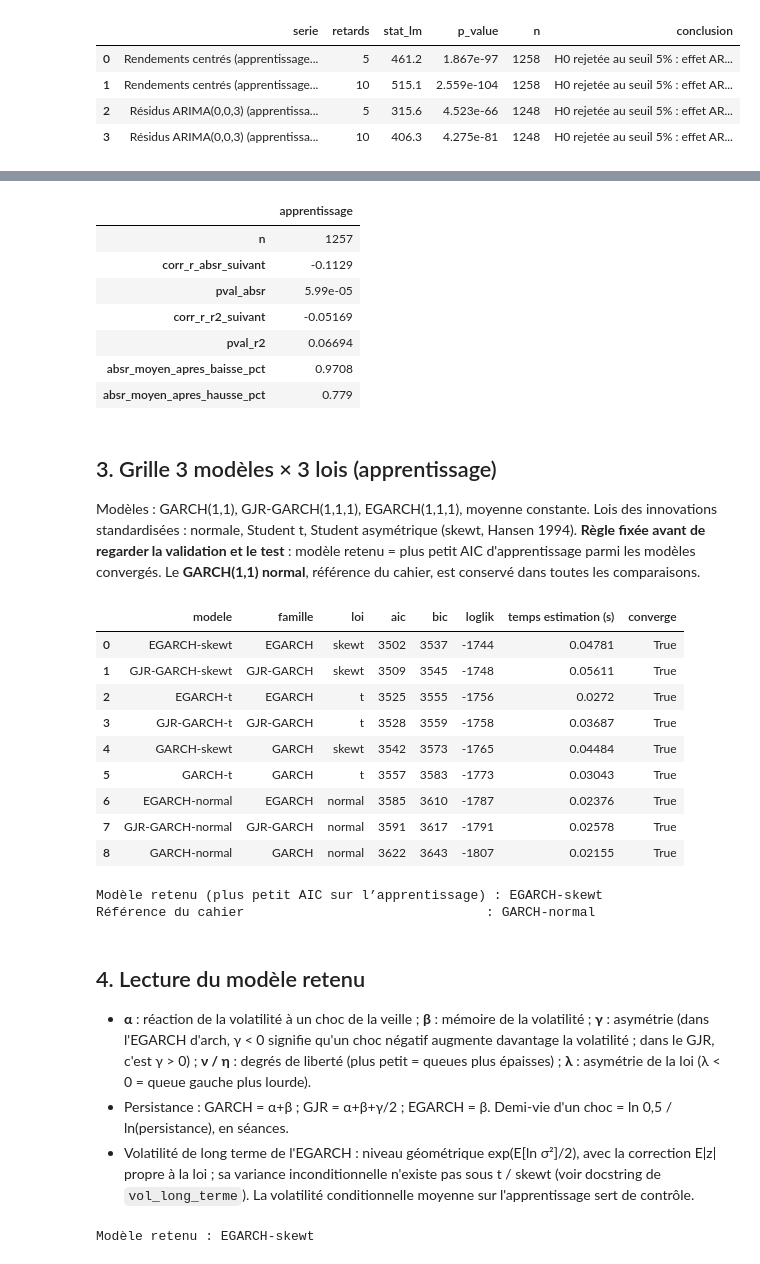
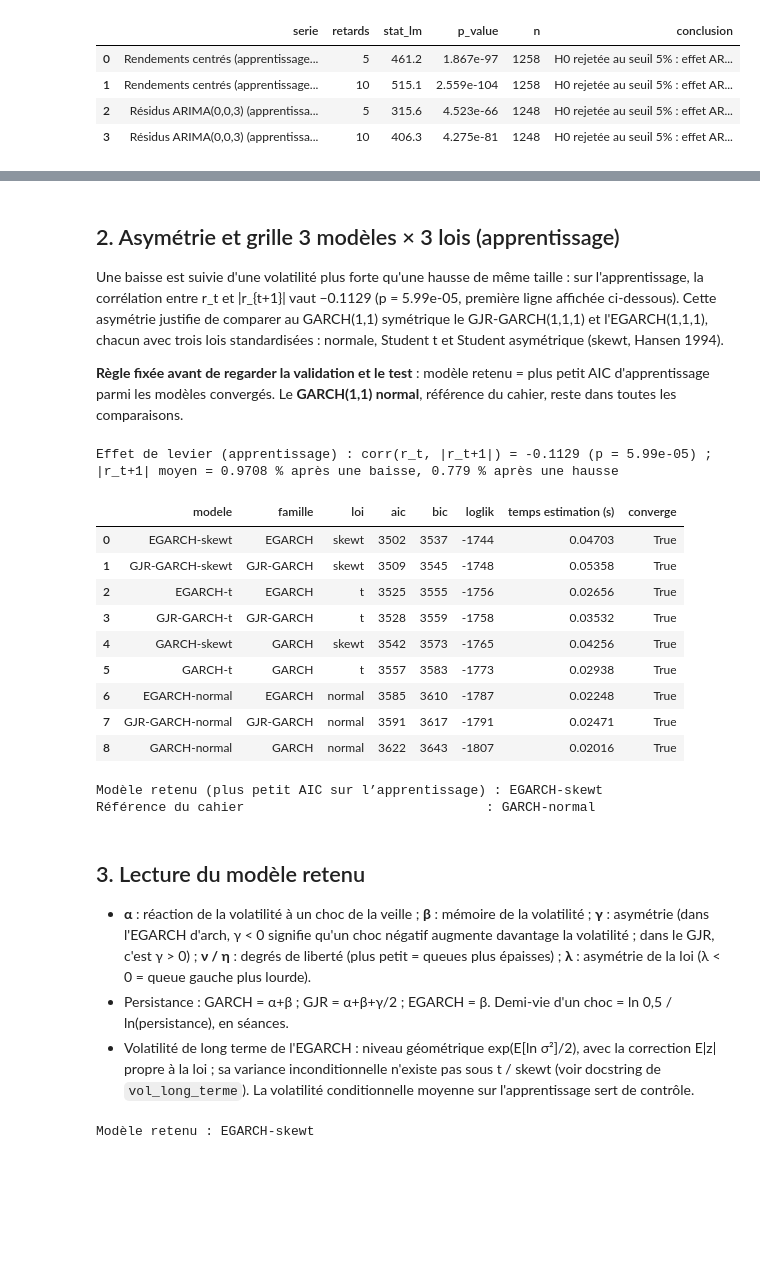
Before and after one commit to Zakaria12e/dia-quant-lab, a Jupyter notebook: notebooks/04_risque.ipynb, the cells around one changed output, grey strips where cells are left out. Cells and saved outputs as stored; diff of their text form; code cells hidden in the pictures; blank space fills up the shorter version.

```diff
--- a/notebooks/04_risque.ipynb
+++ b/notebooks/04_risque.ipynb
@@ -133,45 +127,41 @@ Une baisse est-elle suivie d'une volatilité plus forte qu'une hausse ? On mesur
-# %%
-levier = correlation_levier(w['train'])
-display(pd.Series(levier, name='apprentissage').to_frame())
-# %% [output]
-|  | apprentissage |
-| n | 1257 |
-| corr_r_absr_suivant | -0.1129 |
-| pval_absr | 5.99e-05 |
-| corr_r_r2_suivant | -0.05169 |
-| pval_r2 | 0.06694 |
-| absr_moyen_apres_baisse_pct | 0.9708 |
-| absr_moyen_apres_hausse_pct | 0.779 |
 # %% [markdown]
-## 3. Grille 3 modèles × 3 lois (apprentissage)
+## 2. Asymétrie et grille 3 modèles × 3 lois (apprentissage)
 
-Modèles : GARCH(1,1), GJR-GARCH(1,1,1), EGARCH(1,1,1), moyenne constante. Lois des innovations standardisées : normale, Student t, Student asymétrique (skewt, Hansen 1994).
-**Règle fixée avant de regarder la validation et le test** : modèle retenu = plus petit AIC d'apprentissage parmi les modèles convergés. Le **GARCH(1,1) normal**, référence du cahier, est conservé dans toutes les comparaisons.
+Une baisse est suivie d'une volatilité plus forte qu'une hausse de même taille : sur l'apprentissage, la corrélation entre r_t et |r_{t+1}| vaut −0.1129 (p = 5.99e-05, première ligne affichée ci-dessous). Cette asymétrie justifie de comparer au GARCH(1,1) symétrique le GJR-GARCH(1,1,1) et l'EGARCH(1,1,1), chacun avec trois lois standardisées : normale, Student t et Student asymétrique (skewt, Hansen 1994).
+
+**Règle fixée avant de regarder la validation et le test** : modèle retenu = plus petit AIC d'apprentissage parmi les modèles convergés. Le **GARCH(1,1) normal**, référence du cahier, reste dans toutes les comparaisons.
 # %%
+levier = correlation_levier(w['train'])
+print('Effet de levier (apprentissage) : corr(r_t, |r_t+1|) = {:.4g} (p = {:.4g}) ; '
+      '|r_t+1| moyen = {:.4g} % après une baisse, {:.4g} % après une hausse'.format(
+          levier['corr_r_absr_suivant'], levier['pval_absr'],
+          levier['absr_moyen_apres_baisse_pct'], levier['absr_moyen_apres_hausse_pct']))
+
 grille, fits = fit_grid(w['train'], CFG)
 display(grille[['modele', 'famille', 'loi', 'aic', 'bic', 'loglik', 'temps_estimation_s', 'converge']]
         .rename(columns={'temps_estimation_s': 'temps estimation (s)'}))
 
 NOM_RETENU = modele_retenu(grille)
 NOM_REF = 'GARCH-normal'     # GARCH(1,1) à loi normale, référence du cahier
 fit_ret, fit_ref = fits[NOM_RETENU], fits[NOM_REF]
 print('Modèle retenu (plus petit AIC sur l’apprentissage) :', NOM_RETENU)
 print('Référence du cahier                               :', NOM_REF)
 # %% [output]
+Effet de levier (apprentissage) : corr(r_t, |r_t+1|) = -0.1129 (p = 5.99e-05) ; |r_t+1| moyen = 0.9708 % après une baisse, 0.779 % après une hausse
 |  | modele | famille | loi | aic | bic | loglik | temps estimation (s) | converge |
-| 0 | EGARCH-skewt | EGARCH | skewt | 3502 | 3537 | -1744 | 0.04781 | True |
-| 1 | GJR-GARCH-skewt | GJR-GARCH | skewt | 3509 | 3545 | -1748 | 0.05611 | True |
-| 2 | EGARCH-t | EGARCH | t | 3525 | 3555 | -1756 | 0.0272 | True |
-| 3 | GJR-GARCH-t | GJR-GARCH | t | 3528 | 3559 | -1758 | 0.03687 | True |
-| 4 | GARCH-skewt | GARCH | skewt | 3542 | 3573 | -1765 | 0.04484 | True |
-| 5 | GARCH-t | GARCH | t | 3557 | 3583 | -1773 | 0.03043 | True |
-| 6 | EGARCH-normal | EGARCH | normal | 3585 | 3610 | -1787 | 0.02376 | True |
-| 7 | GJR-GARCH-normal | GJR-GARCH | normal | 3591 | 3617 | -1791 | 0.02578 | True |
-| 8 | GARCH-normal | GARCH | normal | 3622 | 3643 | -1807 | 0.02155 | True |
+| 0 | EGARCH-skewt | EGARCH | skewt | 3502 | 3537 | -1744 | 0.04703 | True |
+| 1 | GJR-GARCH-skewt | GJR-GARCH | skewt | 3509 | 3545 | -1748 | 0.05358 | True |
+| 2 | EGARCH-t | EGARCH | t | 3525 | 3555 | -1756 | 0.02656 | True |
+| 3 | GJR-GARCH-t | GJR-GARCH | t | 3528 | 3559 | -1758 | 0.03532 | True |
+| 4 | GARCH-skewt | GARCH | skewt | 3542 | 3573 | -1765 | 0.04256 | True |
+| 5 | GARCH-t | GARCH | t | 3557 | 3583 | -1773 | 0.02938 | True |
+| 6 | EGARCH-normal | EGARCH | normal | 3585 | 3610 | -1787 | 0.02248 | True |
+| 7 | GJR-GARCH-normal | GJR-GARCH | normal | 3591 | 3617 | -1791 | 0.02471 | True |
+| 8 | GARCH-normal | GARCH | normal | 3622 | 3643 | -1807 | 0.02016 | True |
-Modèle retenu (plus petit AIC sur l’apprentissage) : EGARCH-skewt
-Référence du cahier                               : GARCH-normal
+Modèle retenu (plus petit AIC sur l’apprentissage) : EGARCH-skewt
+Référence du cahier                               : GARCH-normal
 # %% [markdown]
-## 4. Lecture du modèle retenu
+## 3. Lecture du modèle retenu
 
 - **α** : réaction de la volatilité à un choc de la veille ; **β** : mémoire de la volatilité ; **γ** : asymétrie (dans l'EGARCH d'arch, γ < 0 signifie qu'un choc négatif augmente davantage la volatilité ; dans le GJR, c'est γ > 0) ; **ν / η** : degrés de liberté (plus petit = queues plus épaisses) ; **λ** : asymétrie de la loi (λ < 0 = queue gauche plus lourde).
 - Persistance : GARCH = α+β ; GJR = α+β+γ/2 ; EGARCH = β. Demi-vie d'un choc = ln 0,5 / ln(persistance), en séances.
```
Also changed, not shown: parts of 16 cells of this notebook, 3 other files.
